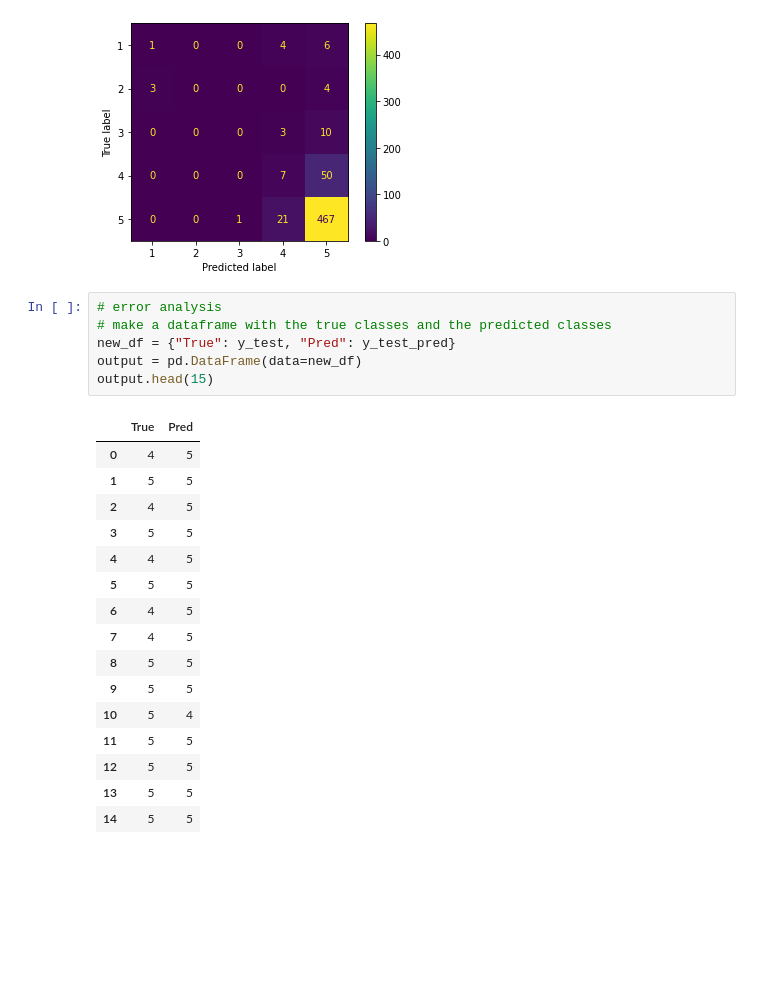
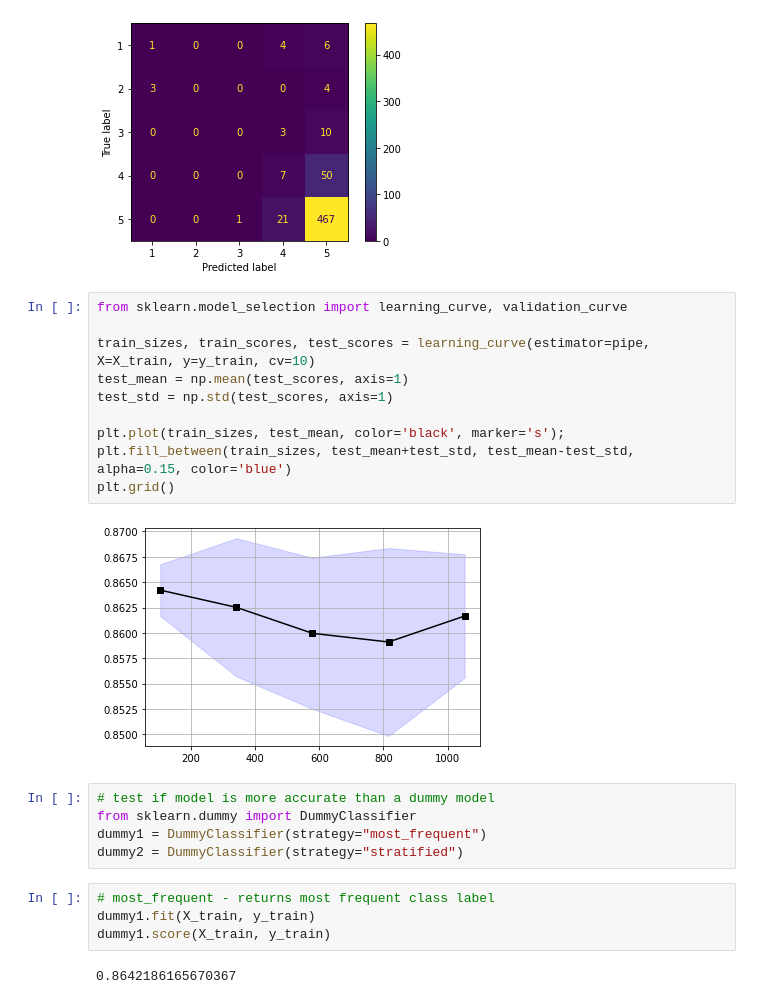
Before and after one commit to rachel2999/ML_Project, a Jupyter notebook: Logistic_Regression_Model.ipynb, the cells around one changed output. Saved outputs shown, nothing was run; the diff lists cells and outputs as text; blank space fills up the shorter version.

```diff
--- a/Logistic_Regression_Model.ipynb
+++ b/Logistic_Regression_Model.ipynb
@@ -680,26 +640,26 @@ weighted avg       0.76      0.82      0.79       577
 ConfusionMatrixDisplay.from_predictions(y_test, y_test_pred);
 # %% [output]
 [figure]
-# %%
-# error analysis
-# make a dataframe with the true classes and the predicted classes
-new_df = {"True": y_test, "Pred": y_test_pred}
-output = pd.DataFrame(data=new_df)
-output.head(15)
-# %% [output]
-|  | True | Pred |
-| 0 | 4 | 5 |
-| 1 | 5 | 5 |
-| 2 | 4 | 5 |
-| 3 | 5 | 5 |
-| 4 | 4 | 5 |
-| 5 | 5 | 5 |
-| 6 | 4 | 5 |
-| 7 | 4 | 5 |
-| 8 | 5 | 5 |
-| 9 | 5 | 5 |
-| 10 | 5 | 4 |
-| 11 | 5 | 5 |
-| 12 | 5 | 5 |
-| 13 | 5 | 5 |
-| 14 | 5 | 5 |
+# %%
+from sklearn.model_selection import learning_curve, validation_curve
+
+train_sizes, train_scores, test_scores = learning_curve(estimator=pipe, X=X_train, y=y_train, cv=10)
+test_mean = np.mean(test_scores, axis=1)
+test_std = np.std(test_scores, axis=1)
+
+plt.plot(train_sizes, test_mean, color='black', marker='s');
+plt.fill_between(train_sizes, test_mean+test_std, test_mean-test_std, alpha=0.15, color='blue')
+plt.grid()
+# %% [output]
+[figure, added]
+# %%
+# test if model is more accurate than a dummy model
+from sklearn.dummy import DummyClassifier
+dummy1 = DummyClassifier(strategy="most_frequent")
+dummy2 = DummyClassifier(strategy="stratified")
+# %%
+# most_frequent - returns most frequent class label
+dummy1.fit(X_train, y_train)
+dummy1.score(X_train, y_train)
+# %% [output]
+0.8642186165670367
```
Also changed, not shown: parts of 8 cells of this notebook.
